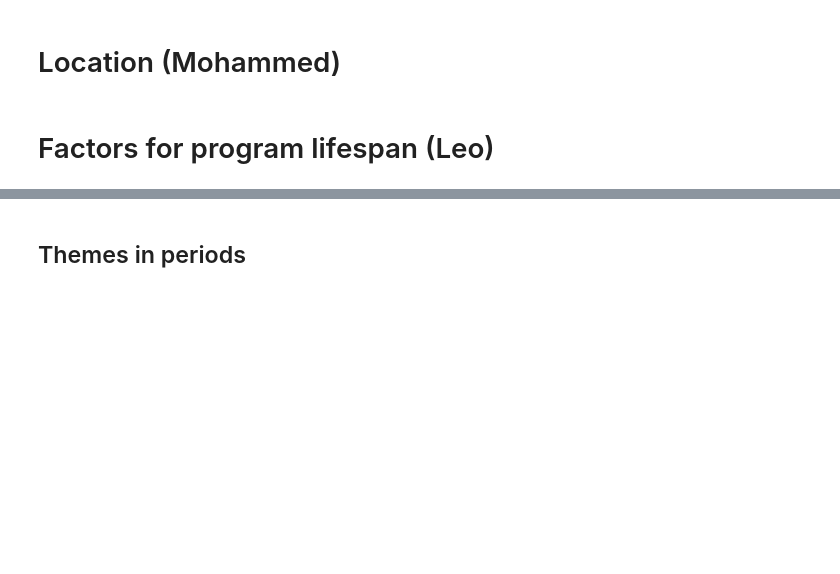
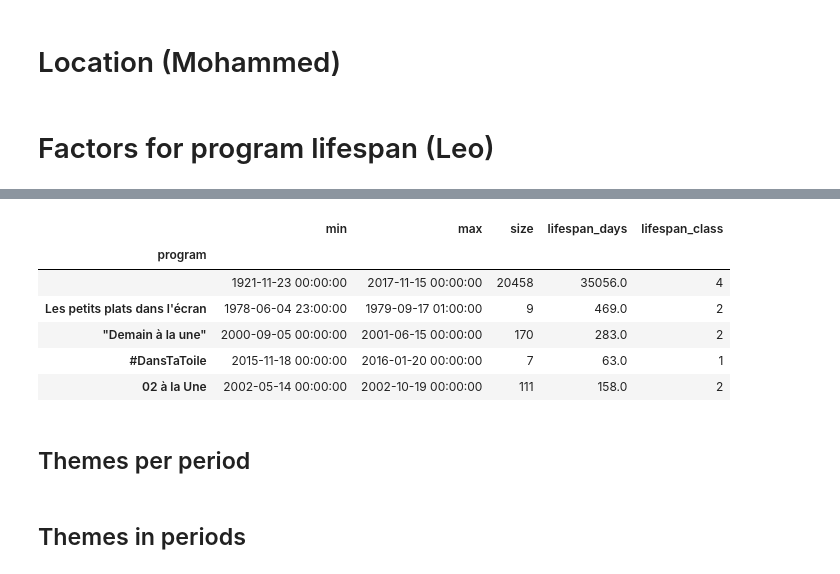
Before and after one commit to m-yaghini/ada17, a Jupyter notebook: project-master/code/data_exploration_LW.ipynb, the cells around one changed output, grey strips where cells are left out. Saved outputs shown, nothing was run; the diff lists cells and outputs as text; code cells hidden in the pictures; blank space fills up the shorter version.

```diff
--- a/project-master/code/data_exploration_LW.ipynb
+++ b/project-master/code/data_exploration_LW.ipynb
@@ -152,0 +144,4 @@ plot_program_lifespan('TJ midi', df_without_date_outliers)
+# %%
+lifespan = get_program_lifespan(df_without_date_outliers)
+lifespan['lifespan_class'] = (pd.qcut(
+    lifespan.lifespan_days, 5, labels=[0, 1, 2, 3, 4]))
@@ -152,0 +153,12 @@ plot_program_lifespan('TJ midi', df_without_date_outliers)
+# %%
+lifespan.head()
+# %% [output]
+|  | min | max | size | lifespan_days | lifespan_class |
+| program |  |  |  |  |  |
+|  | 1921-11-23 00:00:00 | 2017-11-15 00:00:00 | 20458 | 35056.0 | 4 |
+| Les petits plats dans l'écran | 1978-06-04 23:00:00 | 1979-09-17 01:00:00 | 9 | 469.0 | 2 |
+| "Demain à la une" | 2000-09-05 00:00:00 | 2001-06-15 00:00:00 | 170 | 283.0 | 2 |
+| #DansTaToile | 2015-11-18 00:00:00 | 2016-01-20 00:00:00 | 7 | 63.0 | 1 |
+| 02 à la Une | 2002-05-14 00:00:00 | 2002-10-19 00:00:00 | 111 | 158.0 | 2 |
+# %% [markdown]
+## Themes per period
```
Also changed, not shown: parts of 41 cells of this notebook, 1 other file.
